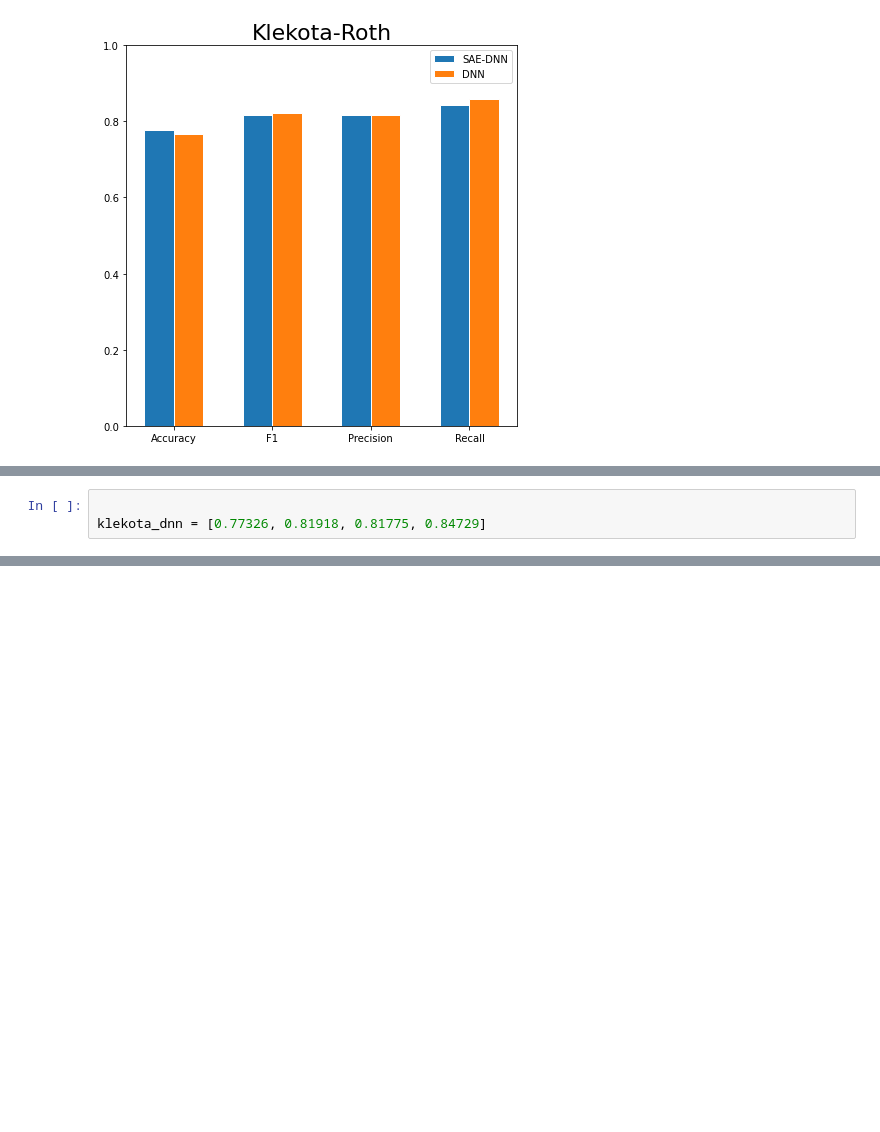
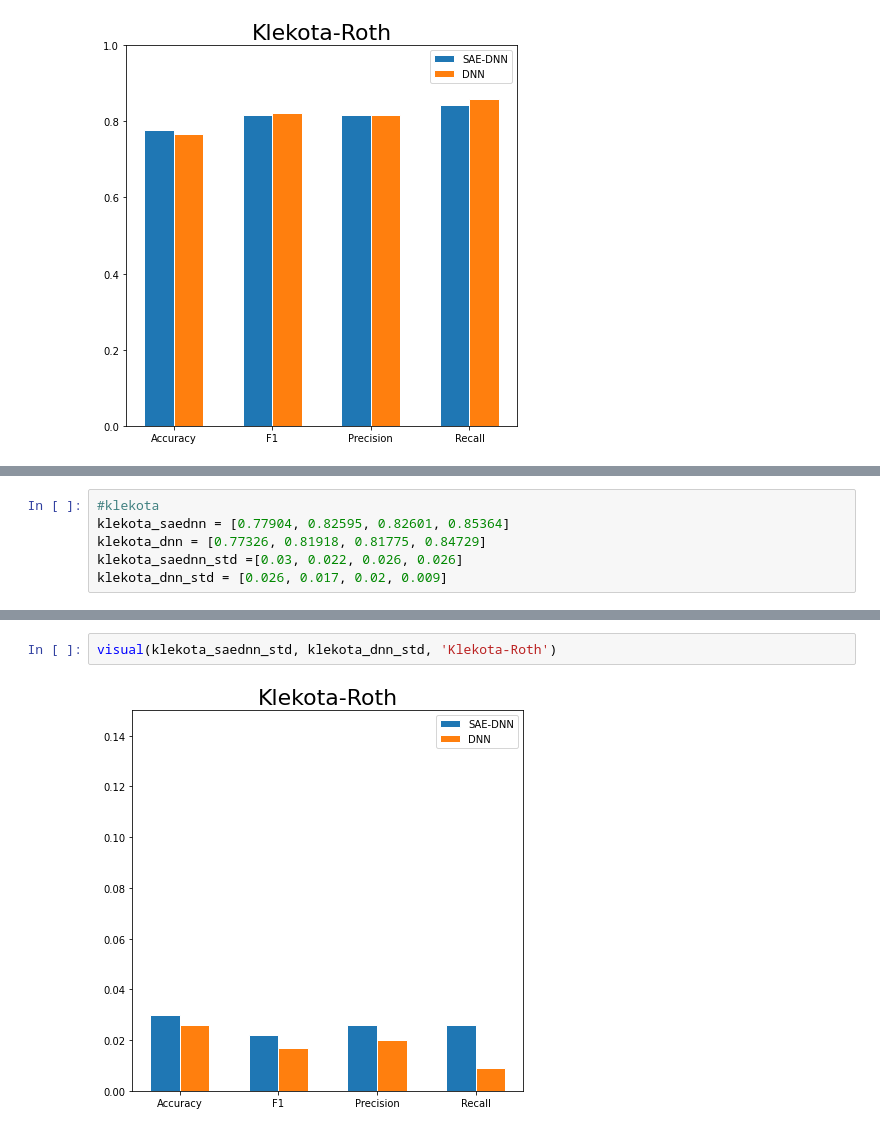
Before and after one commit to fadilrisdian/skripsi-fadil, a Jupyter notebook: 4. Visualize.ipynb, the cells around one changed output, grey strips where cells are left out. Drawn from its saved outputs; the diff is of its cells as text; blank space fills up the shorter version.

```diff
--- a/4. Visualize.ipynb
+++ b/4. Visualize.ipynb
@@ -285,3 +277,6 @@ klekota_saednn = [0.77904, 0.82595, 0.82601, 0.85364]
 # %%
-
+#klekota
+klekota_saednn = [0.77904, 0.82595, 0.82601, 0.85364]
 klekota_dnn = [0.77326, 0.81918, 0.81775, 0.84729]
+klekota_saednn_std =[0.03, 0.022, 0.026, 0.026]
+klekota_dnn_std = [0.026, 0.017, 0.02, 0.009]
@@ -295,0 +293,4 @@ visual(pubchem_saednn, pubchem_dnn, 'Pubchem')
+# %%
+visual(klekota_saednn_std, klekota_dnn_std, 'Klekota-Roth')
+# %% [output]
+[figure, added]
```
Also changed, not shown: parts of 9 cells of this notebook, 3 other files.
